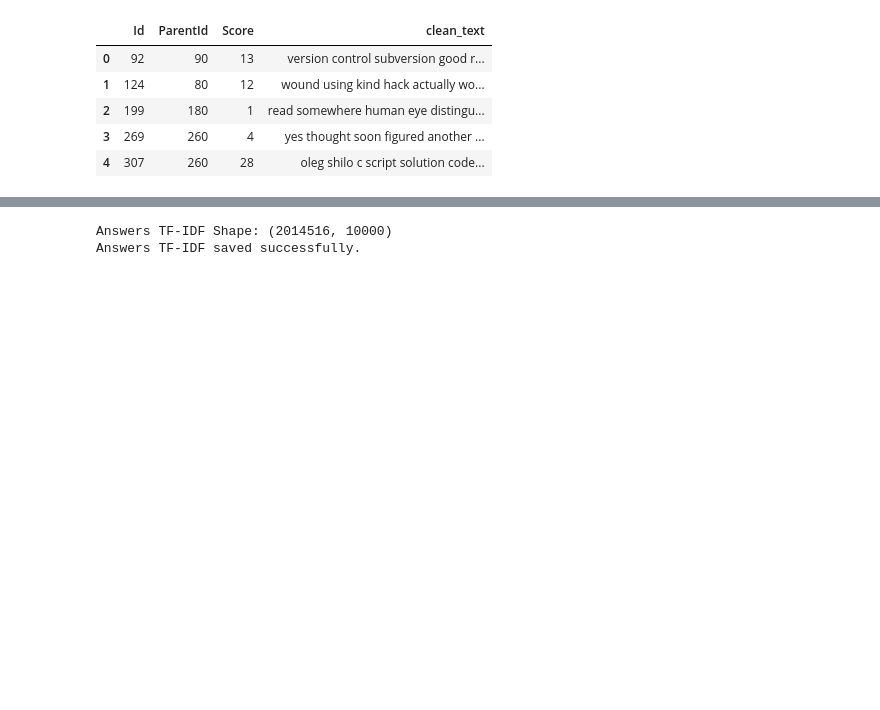
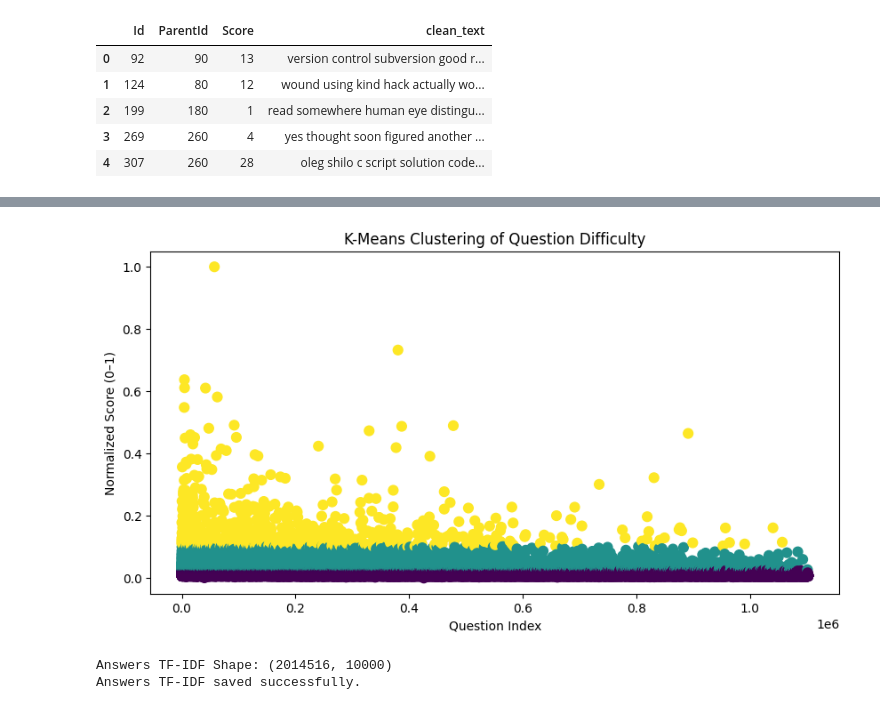
Before and after one commit to heidi04aldidi/agentic-assessment-design, a Jupyter notebook: notebooks/data_explorationn.ipynb, the cells around one changed output, grey strips where cells are left out. Saved outputs shown, nothing was run; the diff lists cells and outputs as text; code cells hidden in the pictures; blank space fills up the shorter version.

Commit message:
average score rectifited

```diff
--- a/notebooks/data_explorationn.ipynb
+++ b/notebooks/data_explorationn.ipynb
@@ -343,0 +430,26 @@ print("Questions TF-IDF saved successfully.")
+# %%
+from sklearn.cluster import KMeans
+
+kmeans = KMeans(n_clusters=3, random_state=42)
+
+answer_stats["cluster"] = kmeans.fit_predict(
+    answer_stats[['avg_score_normalized']]
+)
+cluster_order = (
+    answer_stats.groupby('cluster')['avg_score_normalized']
+    .mean()
+    .sort_values()
+    .index
+)
+
+mapping = {
+    cluster_order[0]: "Hard",
+    cluster_order[1]: "Medium",
+    cluster_order[2]: "Easy"
+}
+
+answer_stats["difficulty"] = (
+    answer_stats["cluster"].map(mapping)
+)
+
+answer_stats.head()
@@ -344,3 +463,23 @@ print("Questions TF-IDF saved successfully.")
+# %%
+import matplotlib.pyplot as plt
+
+plt.figure(figsize=(10,5))
+
+plt.scatter(
+    answer_stats.index,
+    answer_stats['avg_score_normalized'],
+    c=answer_stats['cluster'],
+    cmap='viridis',
+    s=60
+)
+
+plt.xlabel("Question Index")
+plt.ylabel("Normalized Score (0–1)")
+plt.title("K-Means Clustering of Question Difficulty")
+
+plt.show()
+# %% [output]
+[figure, added]
 # %%
 from scipy.sparse import load_npz
 
```
Also changed, not shown: parts of 6 cells of this notebook.
